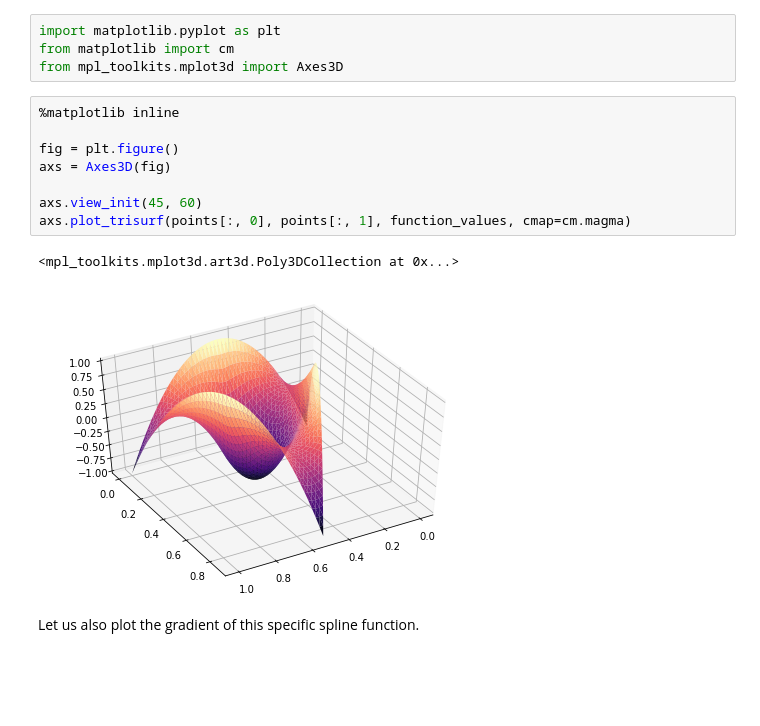
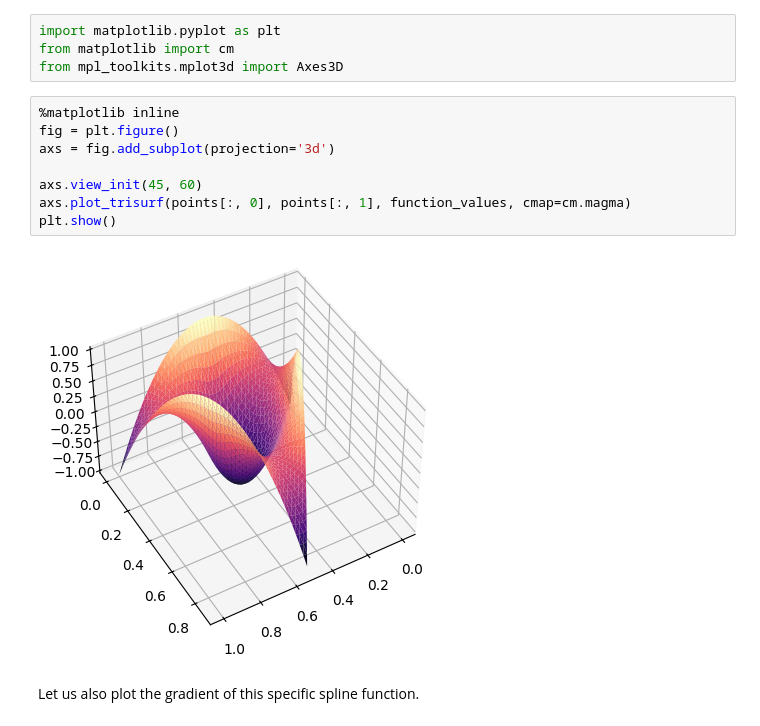
Before and after one commit to qTipTip/SSplines, a Jupyter notebook: examples/basic_functionality.ipynb, the cells around one changed output. Saved outputs shown, nothing was run; the diff lists cells and outputs as text; blank space fills up the shorter version.

Commit message:
Fix 3d plot in example plot.

```diff
--- a/examples/basic_functionality.ipynb
+++ b/examples/basic_functionality.ipynb
@@ -47,15 +47,14 @@ from matplotlib import cm
 from mpl_toolkits.mplot3d import Axes3D
 # %%
 %matplotlib inline
-
 fig = plt.figure()
-axs = Axes3D(fig)
+axs = fig.add_subplot(projection='3d')
 
 axs.view_init(45, 60)
 axs.plot_trisurf(points[:, 0], points[:, 1], function_values, cmap=cm.magma)
+plt.show()
 # %% [output]
-<mpl_toolkits.mplot3d.art3d.Poly3DCollection at 0x...>
-[figure, old version]
+[figure, new version]
 # %% [markdown]
 Let us also plot the gradient of this specific spline function.
 # %%
```
Also changed, not shown: parts of 3 cells of this notebook, 2 other files.
